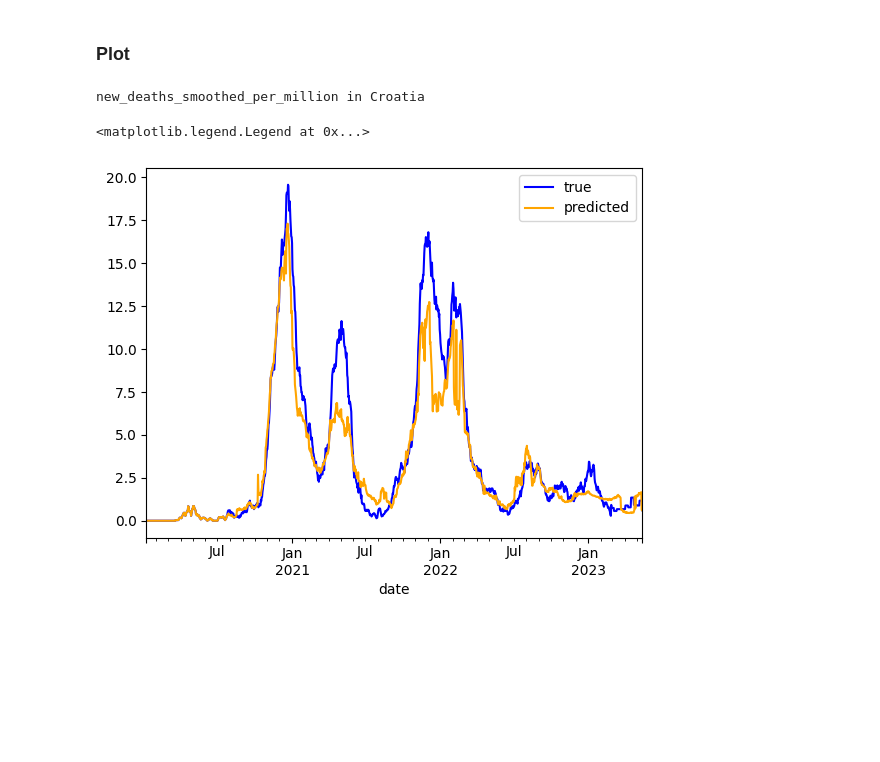
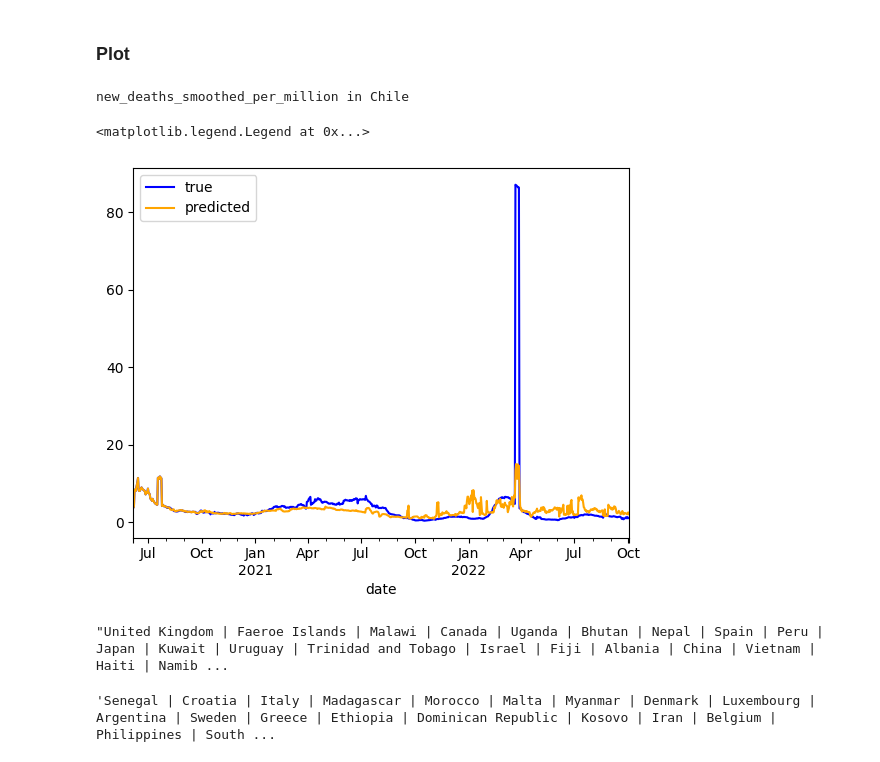
Before and after one commit to armsp/BDPP-23-Covid-Project, a Jupyter notebook: work/project/predict_h.ipynb, the cells around one changed output. Drawn from its saved outputs; the diff is of its cells as text; code cells hidden in the pictures; blank space fills up the shorter version.

```diff
--- a/work/project/predict_h.ipynb
+++ b/work/project/predict_h.ipynb
@@ -3,12 +3,14 @@
 
 Use this notebook to train/test models. Using the node system will automatically allow you to cache the trained model for use in the server. Currently the only working model node is named `train_honest_forward`.
 # %%
+# subset expression settings shared between train and test set
+
 subset = dict(
 
-    random_state = 88,
+    random_state = 22,
     shuffle = True,
-    test_size = 0.1,
-    train_size = 0.9
+    test_size = 0.2,
+    train_size = 0.8
 )
 # %% [markdown]
 ### Train
@@ -20,10 +22,12 @@ verbose.set_level( 0 )
 model = nodes.find( "train_honest_forward" ).get_result(
 
     subset = { ** subset, "type": "train_split" },
+    length_l = 100,
+    lag = 50,
     n_estimators = 100,
     max_depth = 20,
     max_features = 1.0,
-    n_jobs = 7
+    n_jobs = -1
 )
 # %% [output]
 training...
@@ -120,42 +125,52 @@ import require
 import nodes
 import verbose
 verbose.set_level( 0 )
 
 data_for_country = require.single( "data_for_country" )
 subset_indexing = require.single( "subset_indexing" )
 crop_to_valid_range = require.single( "crop_to_valid_range" )
 
 trainset = subset_indexing( nodes.find( "training_data" ).get_result( ), { ** subset, "type": "train_split" })
 testset = subset_indexing( nodes.find( "training_data" ).get_result( ), { ** subset, "type": "test_split" })
-point = trainset[ 13 ]
-country = point.country
-#country = "Switzerland"
+
+#country = trainset[ 2 ].country
+country = "Chile"
+start = 200
+length = 800
+view_margin = 50
+time_range = slice( start - view_margin, start - view_margin + length + view_margin )
+column_name = "new_deaths_smoothed_per_million"
+
 df = crop_to_valid_range( data_for_country.get_result( country ))
-
-time_range = slice( 0, None )
-column_name = "new_deaths_smoothed_per_million"
 column = df.columns.tolist( ).index( column_name )
-start = 200
-
-print( f"{ df_pred.columns[ column ]} in { country }" )
+print( f"{ df.columns[ column ]} in { country }" )
 
 with tqdm( file = sys.stdout, total = 1.0, desc = "inference" ) as bar:
 
-    df_pred = model.predict_replace( df, start = start, callback = lambda p: bar.update( p - bar.n ))
+    df_pred = model.predict_replace( df, start = start, length = length, callback = lambda p: bar.update( p - bar.n ))
 
 assert not df.isna( ).any( ).any( )
 assert not df_pred.isna( ).any( ).any( )
 
+smooth = lambda df: df.rolling( window = 7 ).mean( )
 
 df.iloc[ time_range, column ].plot( color = "blue" )
 df_pred.iloc[ time_range, column ].plot( color = "orange" )
 
 
 line = lambda color, label: plt.Line2D([ ], [ ], color = color, label = label )
 h = [ line( "blue", "true" ), line( "orange", "predicted" )]
 
 plt.legend( handles = h )
 # %% [output]
-new_deaths_smoothed_per_million in Croatia
+new_deaths_smoothed_per_million in Chile
 <matplotlib.legend.Legend at 0x...>
-[figure, old version]
+[figure, new version]
+# %%
+" | ".join([ x.country for x in trainset ])
+# %% [output]
+"United Kingdom | Faeroe Islands | Malawi | Canada | Uganda | Bhutan | Nepal | Spain | Peru | Japan | Kuwait | Uruguay | Trinidad and Tobago | Israel | Fiji | Albania | China | Vietnam | Haiti | Namib ...
+# %%
+" | ".join([ x.country for x in testset ])
+# %% [output]
+'Senegal | Croatia | Italy | Madagascar | Morocco | Malta | Myanmar | Denmark | Luxembourg | Argentina | Sweden | Greece | Ethiopia | Dominican Republic | Kosovo | Iran | Belgium | Philippines | South ...
```
Also changed, not shown: parts of 2 cells of this notebook, 12 other files.
